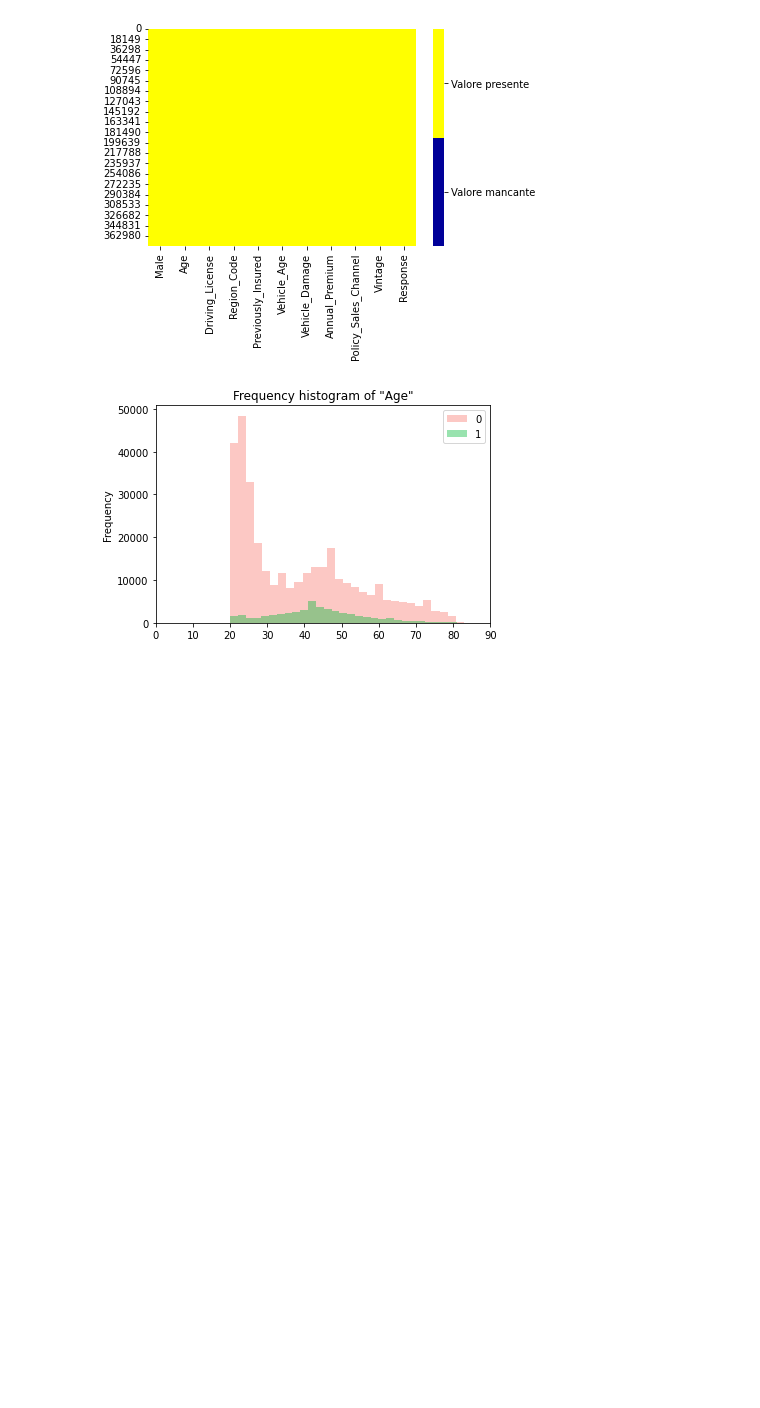
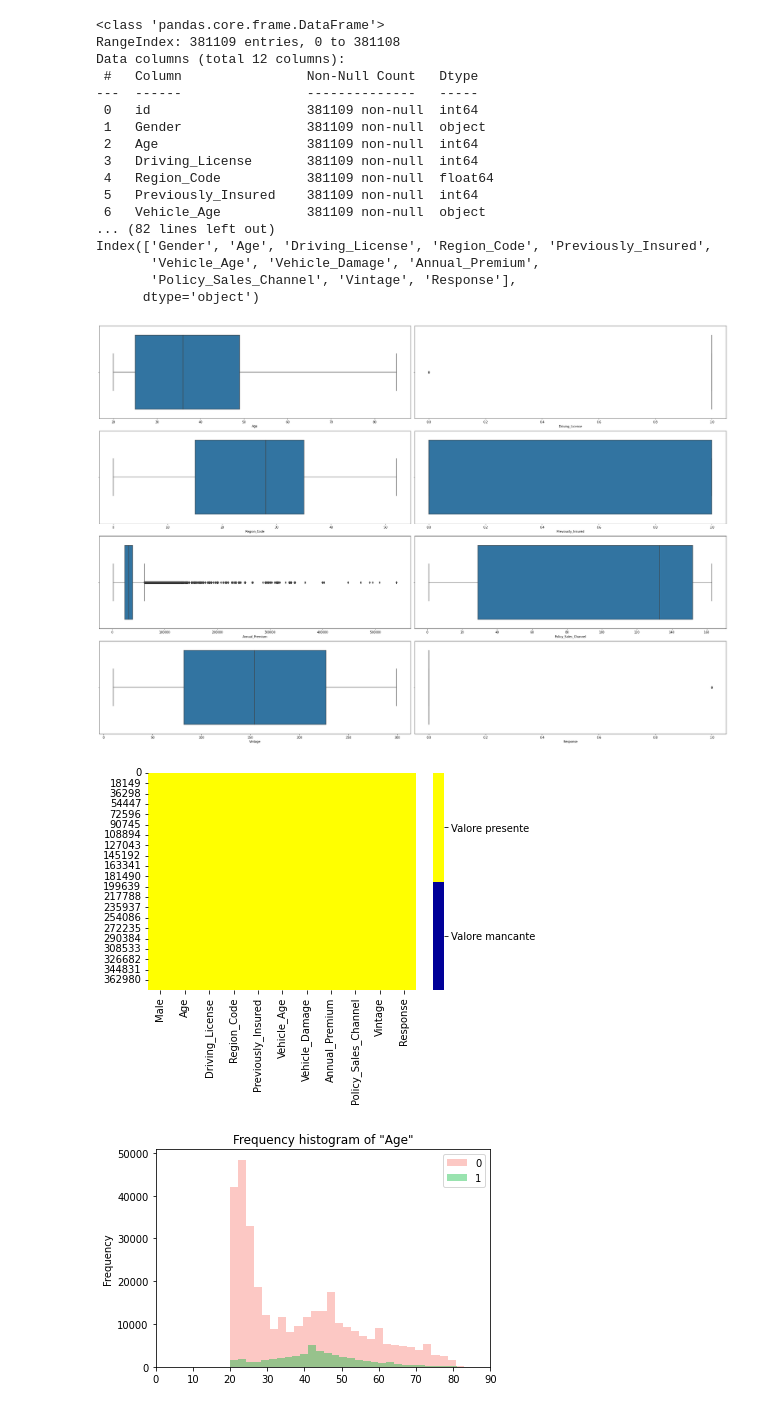
Before and after one commit to Plachido/insurance, a Jupyter notebook: insurance.ipynb, the cells around one changed output. Cells and saved outputs as stored; diff of their text form; code cells hidden in the pictures; blank space fills up the shorter version.

```diff
--- a/insurance.ipynb
+++ b/insurance.ipynb
@@ -27,2 +6,62 @@ dtype: object
+# %%
+#CREAZIONE DEL DATASET E VISUALIZZAZIONE DI DIMENSIONI
+#VISUALIZZAZIONI TIPI DI DATO DELLE COLONNE
+df = pd.read_csv('insurance.csv')
+df.head()
+df.info()
+# Alcune feature necessitano di essere manipolate prima di essere utilizzate
+# Ad esempio la colonna id viene tolta in quanto irrilevante ai fini dell'analisi
+
+df.describe()
+# the average customers vintage (numbers of day been insured in the compant is 154 days)
+# no customers in this data set have been with the insurance company for 1 full year
+# the oldest customers in this dataset is 85 while the median is 36
+# the most expensive annual premium is almost 17 times more expensive compared to the median annual premium
+# this data definitely need a scalling to get a better result in the machine learning process
+
+#Mostro i valori unici presenti in ogni colonna
+df = df.drop(columns = 'id')
+
+for column in df.columns:
+    print(f"{column}: ")
+    print("")
+    print(df[column].unique())
+    print("")
+
+df.describe(include = 'O')
+#La maggioranza sono di sesso maschile
+
+#STAMPO I BOXPLOT PER VERIFICARE LA PRESENZA tampo i Boxplot per verificare la presenza di outliers
+plt.figure(figsize = (30, 20))
+x = 1
+print(df.columns)
+for column in df.describe().columns:
+    plt.subplot(4,2, x)
+    sns.boxplot(df[column])
+    x+=1
+
+plt.tight_layout()
+plt.show()
+
+#Si possono notare numerosi ouliers nella colonna di Annual_Premium
+# %% [output]
+<class 'pandas.core.frame.DataFrame'>
+RangeIndex: 381109 entries, 0 to 381108
+Data columns (total 12 columns):
+ #   Column                Non-Null Count   Dtype
+---  ------                --------------   -----
+ 0   id                    381109 non-null  int64
+ 1   Gender                381109 non-null  object
+ 2   Age                   381109 non-null  int64
+ 3   Driving_License       381109 non-null  int64
+ 4   Region_Code           381109 non-null  float64
+ 5   Previously_Insured    381109 non-null  int64
+ 6   Vehicle_Age           381109 non-null  object
+... (82 lines left out)
+Index(['Gender', 'Age', 'Driving_License', 'Region_Code', 'Previously_Insured',
+       'Vehicle_Age', 'Vehicle_Damage', 'Annual_Premium',
+       'Policy_Sales_Channel', 'Vintage', 'Response'],
+      dtype='object')
+[figure, added]
 # %%
 # PRE-PROCESSING
```
Also changed, not shown: parts of 8 cells of this notebook, 1 other file.
